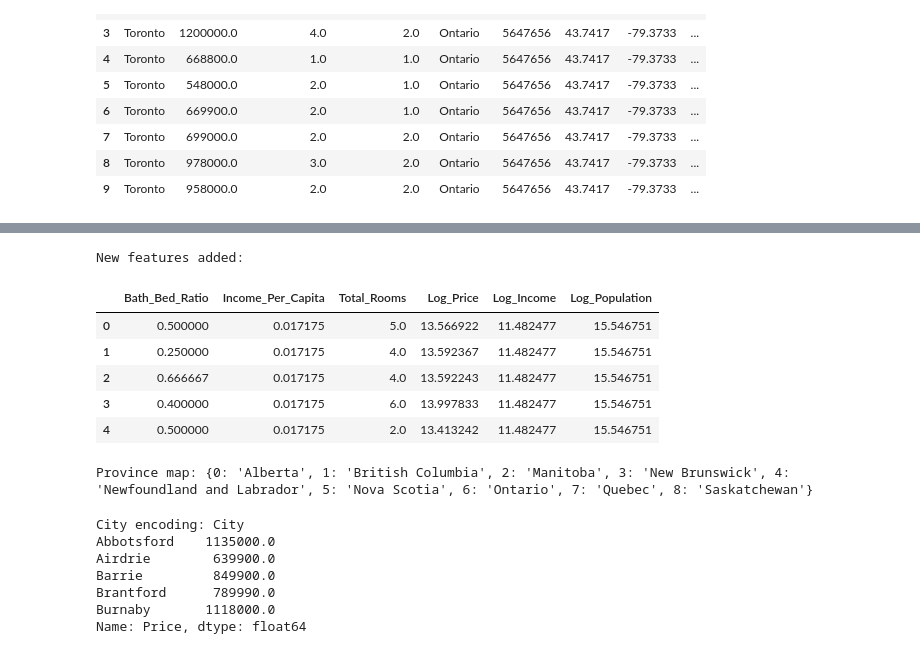
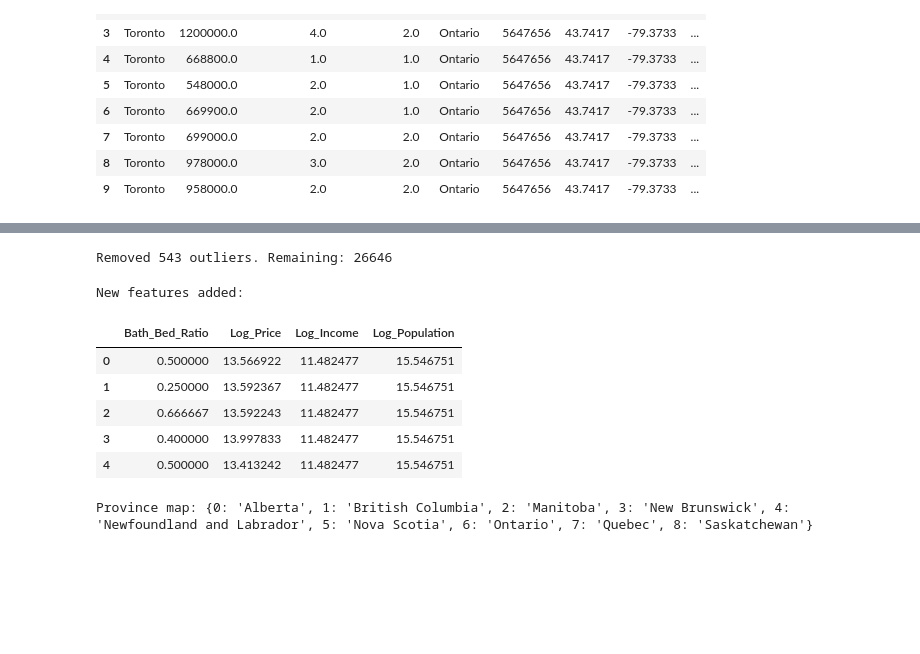
Before and after one commit to mrhamxo/Canadian-housing-price-predictions, a Jupyter notebook: notebooks/3_feature_engineering.ipynb, the cells around one changed output, grey strips where cells are left out. Drawn from its saved outputs; the diff is of its cells as text; code cells hidden in the pictures; blank space fills up the shorter version.

```diff
--- a/notebooks/3_feature_engineering.ipynb
+++ b/notebooks/3_feature_engineering.ipynb
@@ -27,22 +53,31 @@ df.head(10)
+# %%
+# Remove top and bottom 1% of prices
+Q1  = df["Price"].quantile(0.01)
+Q99 = df["Price"].quantile(0.99)
+
+before = len(df)
+df = df[(df["Price"] >= Q1) & (df["Price"] <= Q99)].copy()
+print(f"Removed {before - len(df)} outliers. Remaining: {len(df)}")
+# %% [output]
+Removed 543 outliers. Remaining: 26646
 # %%
 # ── Feature Engineering ──────────────────────────
 df["Bath_Bed_Ratio"]    = df["Number_Baths"] / (df["Number_Beds"] + 1)
-df["Income_Per_Capita"] = df["Median_Family_Income"] / (df["Population"] + 1)
-df["Total_Rooms"]       = df["Number_Beds"] + df["Number_Baths"]
 df["Log_Price"]         = np.log1p(df["Price"])
 df["Log_Income"]        = np.log1p(df["Median_Family_Income"])
 df["Log_Population"]    = np.log1p(df["Population"])
 
+
 print("New features added:")
-df[["Bath_Bed_Ratio","Income_Per_Capita","Total_Rooms", "Log_Price","Log_Income","Log_Population"]].head()
+df[["Bath_Bed_Ratio", "Log_Price","Log_Income","Log_Population"]].head()
 # %% [output]
 New features added:
-|  | Bath_Bed_Ratio | Income_Per_Capita | Total_Rooms | Log_Price | Log_Income | Log_Population |
-| 0 | 0.500000 | 0.017175 | 5.0 | 13.566922 | 11.482477 | 15.546751 |
-| 1 | 0.250000 | 0.017175 | 4.0 | 13.592367 | 11.482477 | 15.546751 |
-| 2 | 0.666667 | 0.017175 | 4.0 | 13.592243 | 11.482477 | 15.546751 |
-| 3 | 0.400000 | 0.017175 | 6.0 | 13.997833 | 11.482477 | 15.546751 |
-| 4 | 0.500000 | 0.017175 | 2.0 | 13.413242 | 11.482477 | 15.546751 |
+|  | Bath_Bed_Ratio | Log_Price | Log_Income | Log_Population |
+| 0 | 0.500000 | 13.566922 | 11.482477 | 15.546751 |
+| 1 | 0.250000 | 13.592367 | 11.482477 | 15.546751 |
+| 2 | 0.666667 | 13.592243 | 11.482477 | 15.546751 |
+| 3 | 0.400000 | 13.997833 | 11.482477 | 15.546751 |
+| 4 | 0.500000 | 13.413242 | 11.482477 | 15.546751 |
 # %%
 # ── Province Encoding ────────────────────────────
 df["Province_Code"] = df["Province"].astype("category").cat.codes
@@ -52,17 +87,9 @@ print("Province map:", province_map)
 Province map: {0: 'Alberta', 1: 'British Columbia', 2: 'Manitoba', 3: 'New Brunswick', 4: 'Newfoundland and Labrador', 5: 'Nova Scotia', 6: 'Ontario', 7: 'Quebec', 8: 'Saskatchewan'}
 # %%
 # ── City Target Encoding ──────────────────────────
-city_price_map     = df.groupby("City")["Price"].median()
-df["City_Encoded"] = df["City"].map(city_price_map)
-print("City encoding:", city_price_map.head(5))
+#city_price_map     = df.groupby("City")["Price"].median()
+#df["City_Encoded"] = df["City"].map(city_price_map)
+#print("City encoding:", city_price_map.head(5))
-# %% [output]
-City encoding: City
-Abbotsford    1135000.0
-Airdrie        639900.0
-Barrie         849900.0
-Brantford      789990.0
-Burnaby       1118000.0
-Name: Price, dtype: float64
 # %%
 # ── Verify Final Columns ──────────────────────────
 print("Final columns:", df.columns.tolist())
```
Also changed, not shown: parts of 4 cells of this notebook, 23 other files.
